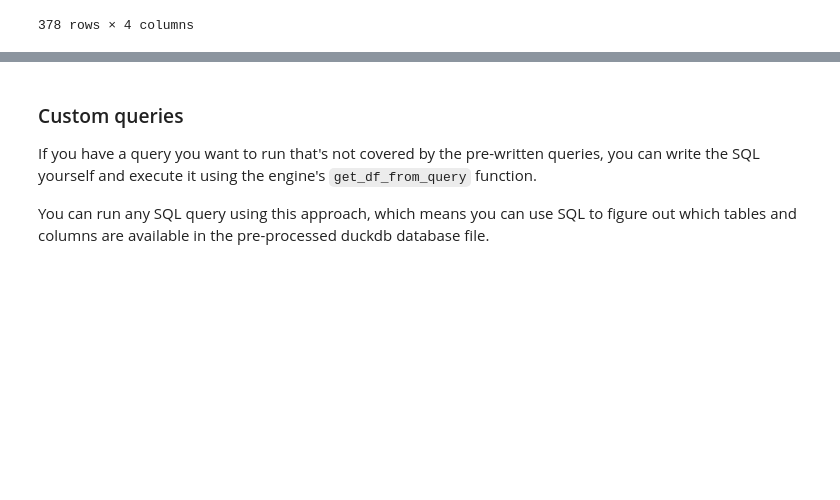
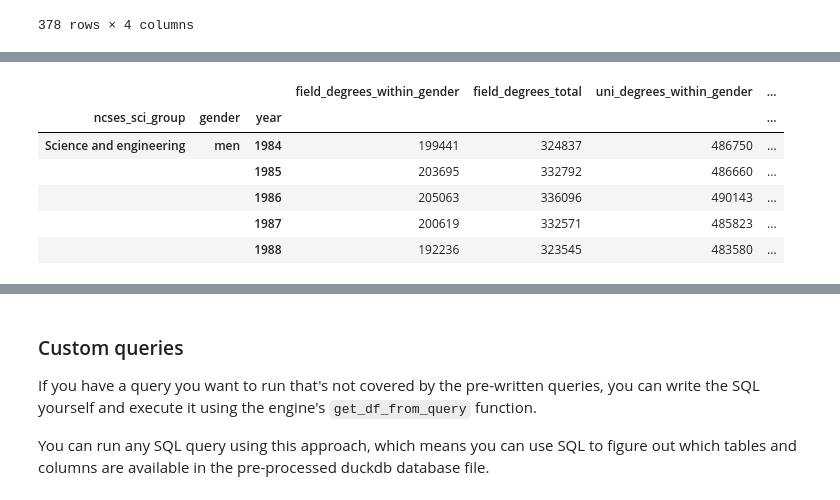
Before and after one commit to scienceforamerica/scipeds, a Jupyter notebook: docs/docs/usage.ipynb, the cells around one changed output, grey strips where cells are left out. Saved outputs shown, nothing was run; the diff lists cells and outputs as text; code cells hidden in the pictures; blank space fills up the shorter version.

```diff
--- a/docs/docs/usage.ipynb
+++ b/docs/docs/usage.ipynb
@@ -334,0 +319,22 @@ df
+# %%
+# Create filters for Bachelor's degrees over all time
+# (start_year and end_year default to limits)
+filters = QueryFilters(award_levels=[AwardLevel.bachelors])
+
+stem_by_gender_over_time = engine.field_totals_by_grouping(
+    grouping=Grouping.gender,
+    taxonomy=FieldTaxonomy.ncses_sci_group,
+    taxonomy_values=[NCSESSciGroup.sci],
+    query_filters=filters,
+    by_year=True,
+)
+
+stem_by_gender_over_time.head()
+# %% [output]
+|  |  |  | field_degrees_within_gender | field_degrees_total | uni_degrees_within_gender | ... |
+| ncses_sci_group | gender | year |  |  |  | ... |
+| Science and engineering | men | 1984 | 199441 | 324837 | 486750 | ... |
+|  |  | 1985 | 203695 | 332792 | 486660 | ... |
+|  |  | 1986 | 205063 | 336096 | 490143 | ... |
+|  |  | 1987 | 200619 | 332571 | 485823 | ... |
+|  |  | 1988 | 192236 | 323545 | 483580 | ... |
```
Also changed, not shown: parts of 7 cells of this notebook, 1 other file.
